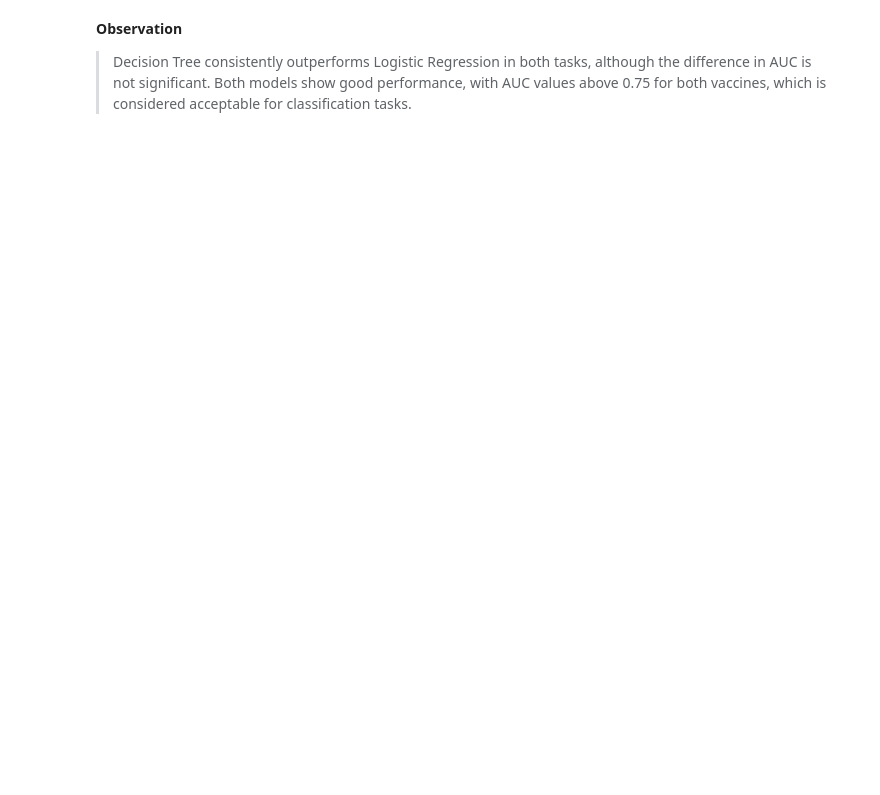
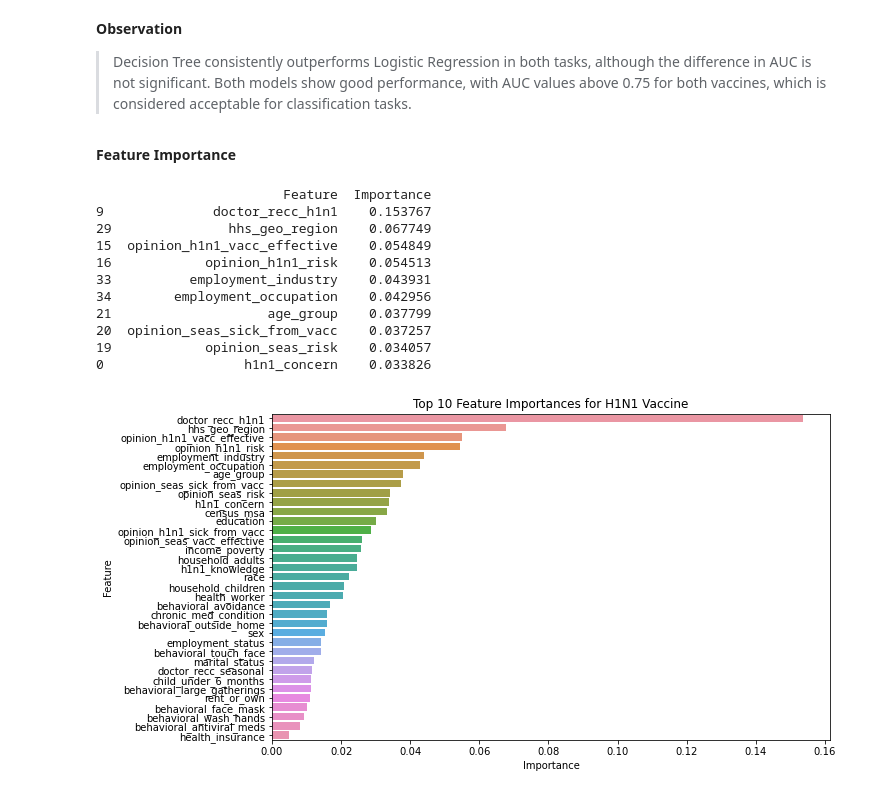
Before and after one commit to FranciscarNdanu/Predicting-Vaccine-Uptake-Using-Machine-Learning, a Jupyter notebook: index.ipynb, the cells around one changed output. Cells and saved outputs as stored; diff of their text form; code cells hidden in the pictures; blank space fills up the shorter version.

```diff
--- a/index.ipynb
+++ b/index.ipynb
@@ -346,3 +331,50 @@ plt.show()
 **Observation**
 > Decision Tree consistently outperforms Logistic Regression in both tasks, although the difference in AUC is not significant.
 Both models show good performance, with AUC values above 0.75 for both vaccines, which is considered acceptable for classification tasks.
+# %% [markdown]
+**Feature Importance**
+# %%
+# Drop the 'respondent_id' column from the training data
+X_h1n1_train = X_h1n1_train.drop(columns=['respondent_id'])
+X_h1n1_val = X_h1n1_val.drop(columns=['respondent_id'])
+X_seasonal_train = X_seasonal_train.drop(columns=['respondent_id'])
+X_seasonal_val = X_seasonal_val.drop(columns=['respondent_id'])
+
+# Train the Decision Tree Classifier again
+dt_h1n1 = DecisionTreeClassifier()
+dt_h1n1.fit(X_h1n1_train, y_h1n1_train)
+
+# Get feature importances
+feature_importance = dt_h1n1.feature_importances_
+
+# Create a DataFrame for better visualization
+feature_names = X_h1n1_train.columns
+importance_df = pd.DataFrame({
+    'Feature': feature_names,
+    'Importance': feature_importance
+})
+
+# Sort the features by importance
+importance_df = importance_df.sort_values(by='Importance', ascending=False)
+
+# Display the top 10 most important features
+print(importance_df.head(10))
+
+# Plot the feature importances
+plt.figure(figsize=(10, 6))
+sns.barplot(x='Importance', y='Feature', data=importance_df)
+plt.title('Top 10 Feature Importances for H1N1 Vaccine')
+plt.show()
+# %% [output]
+                        Feature  Importance
+9              doctor_recc_h1n1    0.153767
+29               hhs_geo_region    0.067749
+15  opinion_h1n1_vacc_effective    0.054849
+16            opinion_h1n1_risk    0.054513
+33          employment_industry    0.043931
+34        employment_occupation    0.042956
+21                    age_group    0.037799
+20  opinion_seas_sick_from_vacc    0.037257
+19            opinion_seas_risk    0.034057
+0                  h1n1_concern    0.033826
+[figure, added]
```
Also changed, not shown: parts of 11 cells of this notebook.
